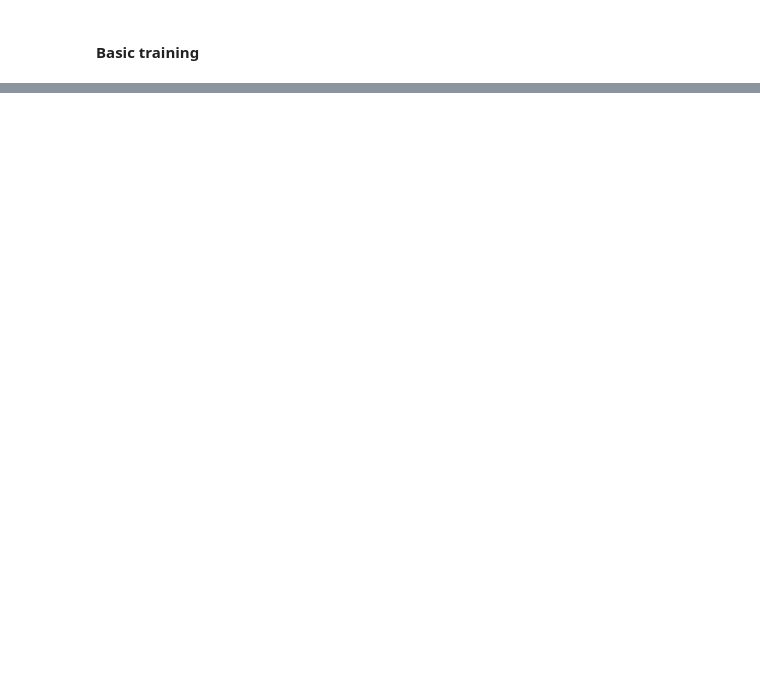
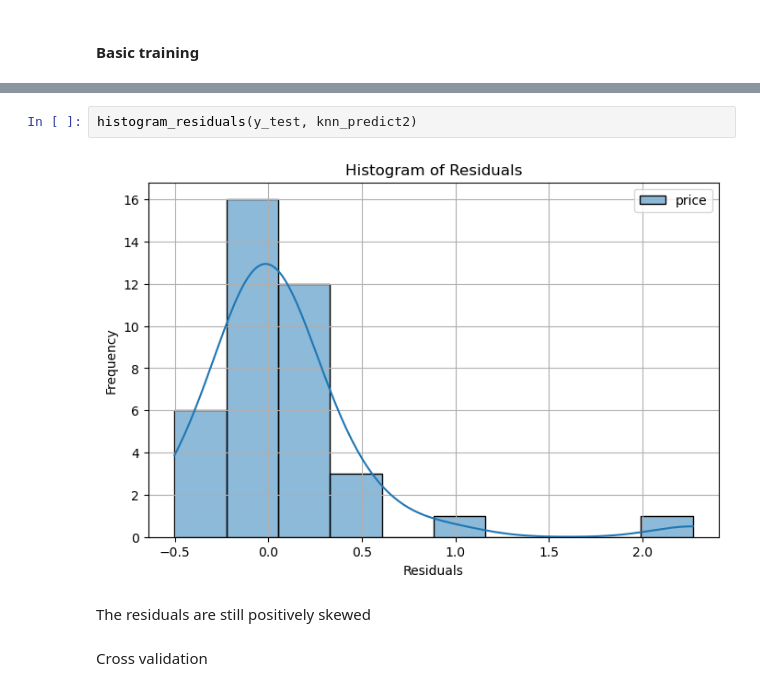
Before and after one commit to abid-sara/Automobile, a Jupyter notebook: notebooks/knn.ipynb, the cells around one changed output, grey strips where cells are left out. Drawn from its saved outputs; the diff is of its cells as text; blank space fills up the shorter version.

```diff
--- a/notebooks/knn.ipynb
+++ b/notebooks/knn.ipynb
@@ -25,0 +165,8 @@ KNeighborsRegressor(metric='euclidean')
+# %%
+histogram_residuals(y_test, knn_predict2)
+# %% [output]
+[figure, added]
+# %% [markdown]
+ The residuals are still positively skewed
+# %% [markdown]
+Cross validation
```
Also changed, not shown: parts of 26 cells of this notebook, 1 other file.
